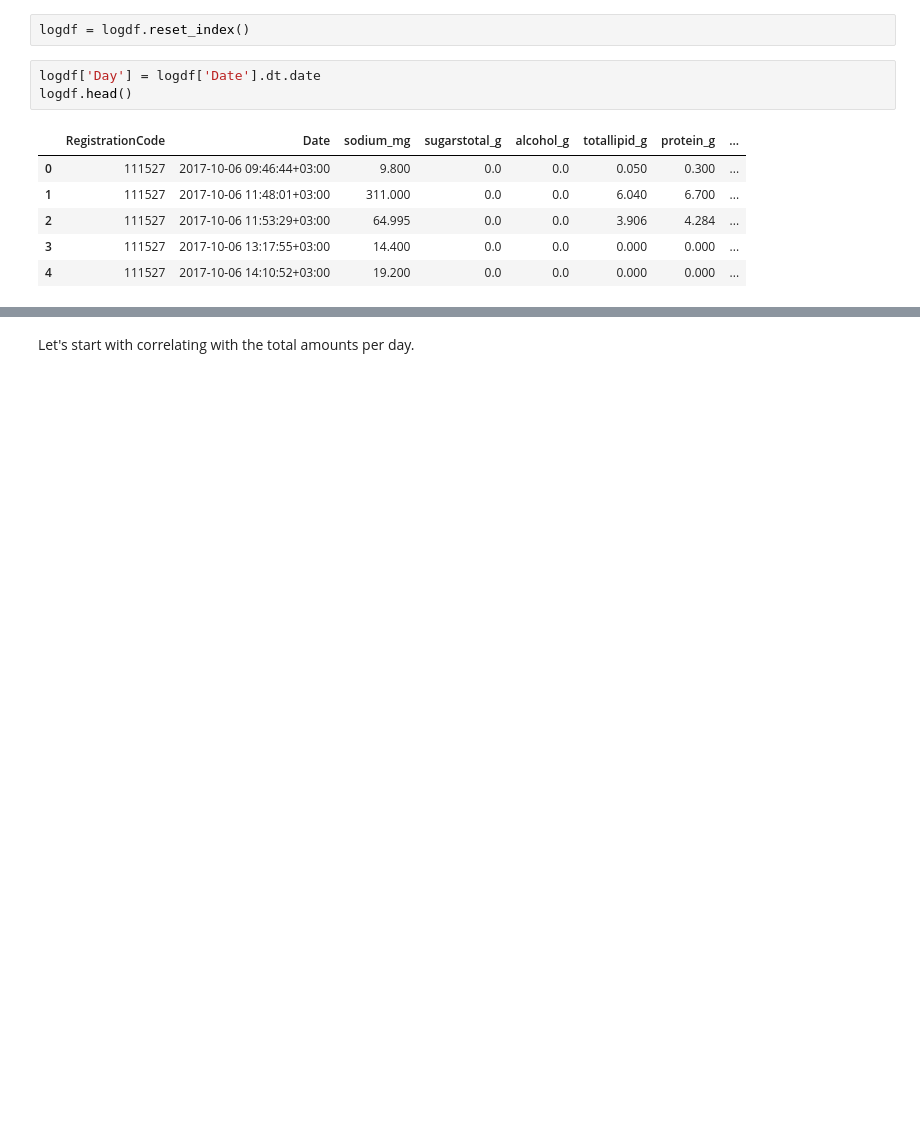
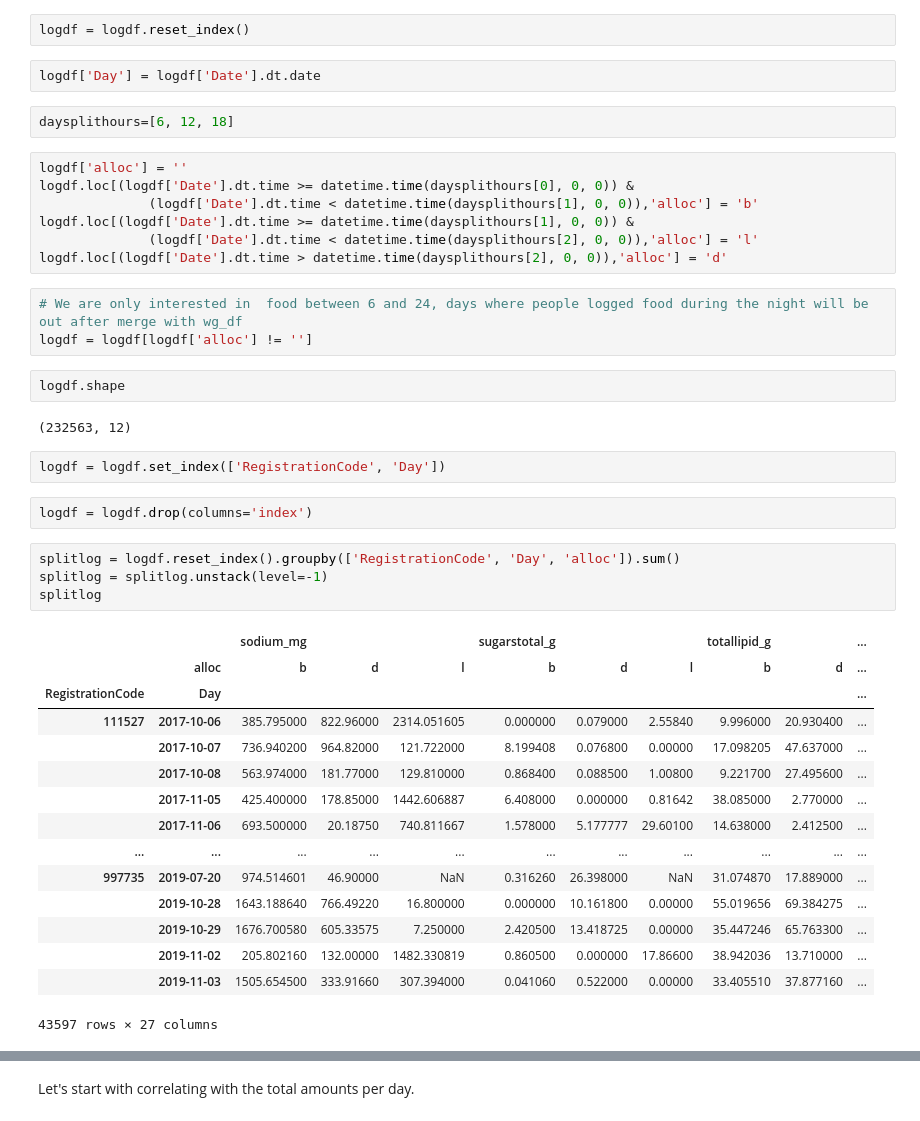
Before and after one commit to ElviraMingazova/MA_Thesis, a Jupyter notebook: Personalized correlations PNP3.ipynb, the cells around one changed output, grey strips where cells are left out. Cells and saved outputs as stored; diff of their text form; blank space fills up the shorter version.

```diff
--- a/Personalized correlations PNP3.ipynb
+++ b/Personalized correlations PNP3.ipynb
@@ -238,11 +260,43 @@ logdf.head()
 logdf = logdf.reset_index()
 # %%
 logdf['Day'] = logdf['Date'].dt.date
-logdf.head()
-# %% [output]
-|  | RegistrationCode | Date | sodium_mg | sugarstotal_g | alcohol_g | totallipid_g | protein_g | ... |
-| 0 | 111527 | 2017-10-06 09:46:44+03:00 | 9.800 | 0.0 | 0.0 | 0.050 | 0.300 | ... |
-| 1 | 111527 | 2017-10-06 11:48:01+03:00 | 311.000 | 0.0 | 0.0 | 6.040 | 6.700 | ... |
-| 2 | 111527 | 2017-10-06 11:53:29+03:00 | 64.995 | 0.0 | 0.0 | 3.906 | 4.284 | ... |
-| 3 | 111527 | 2017-10-06 13:17:55+03:00 | 14.400 | 0.0 | 0.0 | 0.000 | 0.000 | ... |
-| 4 | 111527 | 2017-10-06 14:10:52+03:00 | 19.200 | 0.0 | 0.0 | 0.000 | 0.000 | ... |
+# %%
+daysplithours=[6, 12, 18]
+# %%
+logdf['alloc'] = ''
+logdf.loc[(logdf['Date'].dt.time >= datetime.time(daysplithours[0], 0, 0)) &
+              (logdf['Date'].dt.time < datetime.time(daysplithours[1], 0, 0)),'alloc'] = 'b'
+logdf.loc[(logdf['Date'].dt.time >= datetime.time(daysplithours[1], 0, 0)) &
+              (logdf['Date'].dt.time < datetime.time(daysplithours[2], 0, 0)),'alloc'] = 'l'
+logdf.loc[(logdf['Date'].dt.time > datetime.time(daysplithours[2], 0, 0)),'alloc'] = 'd'
+# %%
+# We are only interested in  food between 6 and 24, days where people logged food during the night will be out after merge with wg_df
+logdf = logdf[logdf['alloc'] != '']
+# %%
+logdf.shape
+# %% [output]
+(232563, 12)
+# %%
+logdf = logdf.set_index(['RegistrationCode', 'Day'])
+# %%
+logdf = logdf.drop(columns='index')
+# %%
+splitlog = logdf.reset_index().groupby(['RegistrationCode', 'Day', 'alloc']).sum()
+splitlog = splitlog.unstack(level=-1)
+splitlog
+# %% [output]
+|  |  | sodium_mg |  |  | sugarstotal_g |  |  | totallipid_g |  | ... |
+|  | alloc | b | d | l | b | d | l | b | d | ... |
+| RegistrationCode | Day |  |  |  |  |  |  |  |  | ... |
+| 111527 | 2017-10-06 | 385.795000 | 822.96000 | 2314.051605 | 0.000000 | 0.079000 | 2.55840 | 9.996000 | 20.930400 | ... |
+|  | 2017-10-07 | 736.940200 | 964.82000 | 121.722000 | 8.199408 | 0.076800 | 0.00000 | 17.098205 | 47.637000 | ... |
+|  | 2017-10-08 | 563.974000 | 181.77000 | 129.810000 | 0.868400 | 0.088500 | 1.00800 | 9.221700 | 27.495600 | ... |
+|  | 2017-11-05 | 425.400000 | 178.85000 | 1442.606887 | 6.408000 | 0.000000 | 0.81642 | 38.085000 | 2.770000 | ... |
+|  | 2017-11-06 | 693.500000 | 20.18750 | 740.811667 | 1.578000 | 5.177777 | 29.60100 | 14.638000 | 2.412500 | ... |
+| ... | ... | ... | ... | ... | ... | ... | ... | ... | ... | ... |
+| 997735 | 2019-07-20 | 974.514601 | 46.90000 | NaN | 0.316260 | 26.398000 | NaN | 31.074870 | 17.889000 | ... |
+|  | 2019-10-28 | 1643.188640 | 766.49220 | 16.800000 | 0.000000 | 10.161800 | 0.00000 | 55.019656 | 69.384275 | ... |
+|  | 2019-10-29 | 1676.700580 | 605.33575 | 7.250000 | 2.420500 | 13.418725 | 0.00000 | 35.447246 | 65.763300 | ... |
+|  | 2019-11-02 | 205.802160 | 132.00000 | 1482.330819 | 0.860500 | 0.000000 | 17.86600 | 38.942036 | 13.710000 | ... |
+|  | 2019-11-03 | 1505.654500 | 333.91660 | 307.394000 | 0.041060 | 0.522000 | 0.00000 | 33.405510 | 37.877160 | ... |
+43597 rows × 27 columns
```
Also changed, not shown: parts of 61 cells of this notebook, 1 other file.
